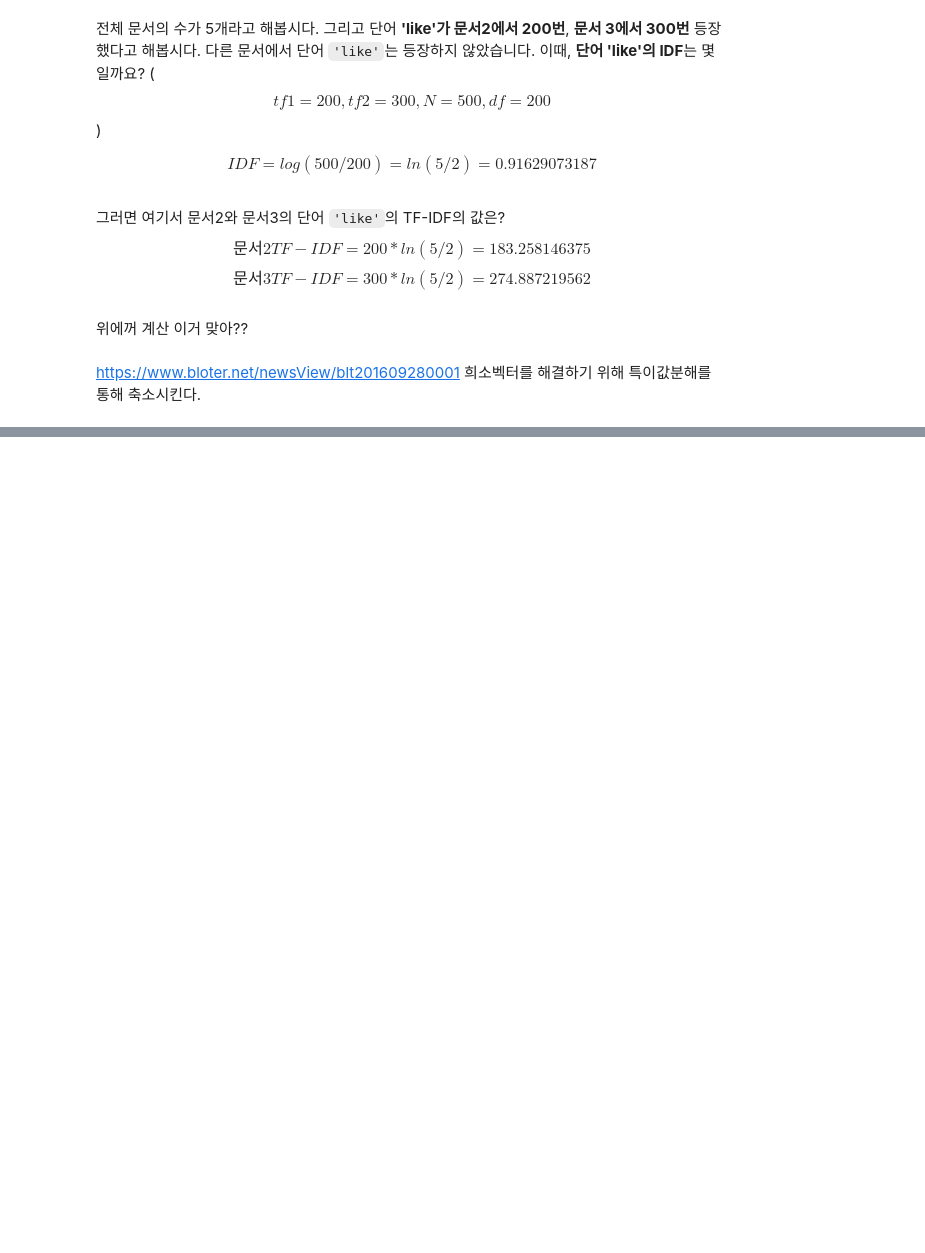
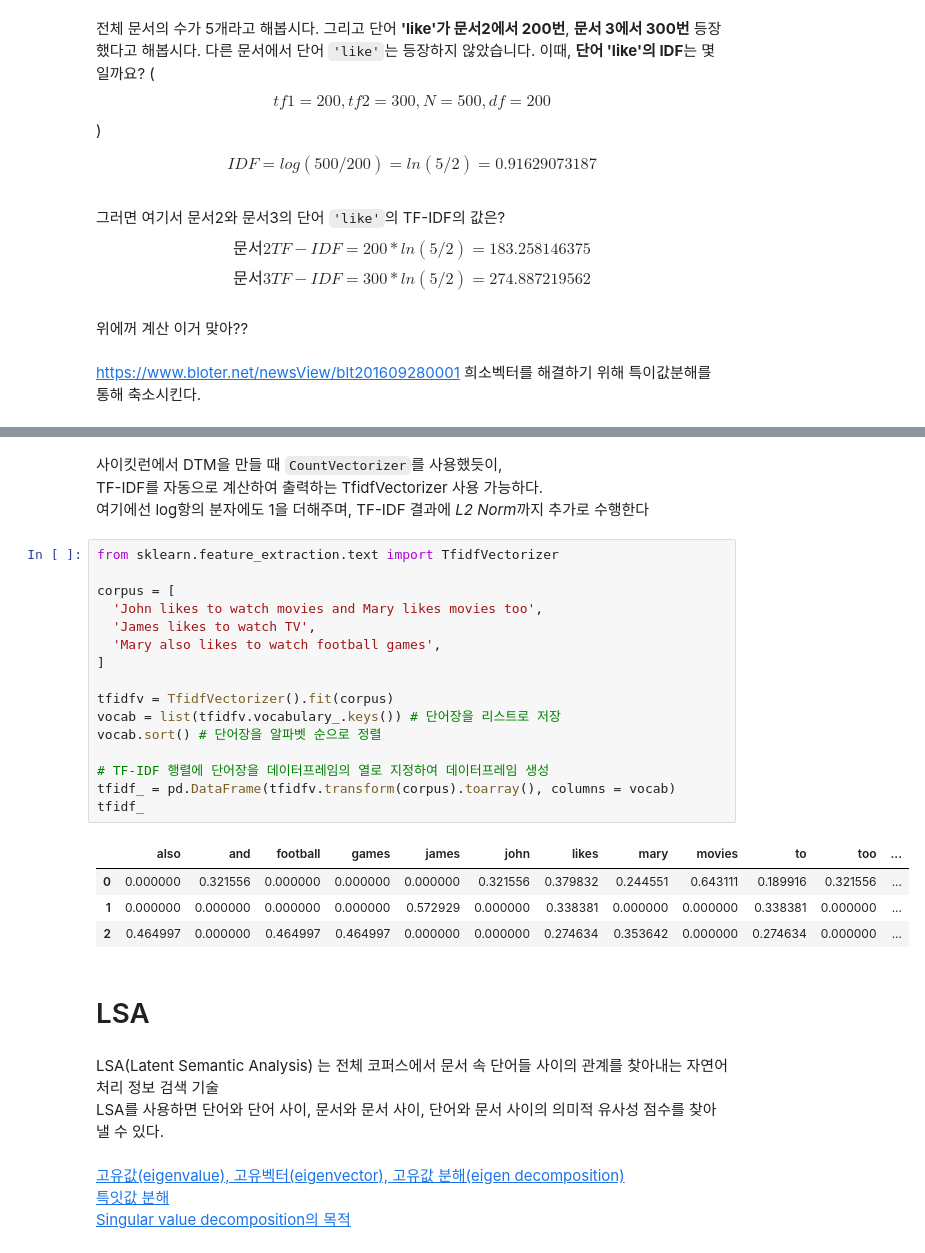
Before and after one commit to Chromis07/aiffel, a Jupyter notebook: goingdeeper/node_3/[G-03]imbedding1.ipynb, the cells around one changed output, grey strips where cells are left out. Saved outputs shown, nothing was run; the diff lists cells and outputs as text; blank space fills up the shorter version.

```diff
--- a/goingdeeper/node_3/[G-03]imbedding1.ipynb
+++ b/goingdeeper/node_3/[G-03]imbedding1.ipynb
@@ -177,0 +275,34 @@ https://www.bloter.net/newsView/blt201609280001
+# %% [markdown]
+사이킷런에서 DTM을 만들 때 `CountVectorizer`를 사용했듯이,
+TF-IDF를 자동으로 계산하여 출력하는 TfidfVectorizer 사용 가능하다.
+여기에선 log항의 분자에도 1을 더해주며, TF-IDF 결과에 *L2 Norm*까지 추가로 수행한다
+# %%
+from sklearn.feature_extraction.text import TfidfVectorizer
+
+corpus = [
+  'John likes to watch movies and Mary likes movies too',
+  'James likes to watch TV',
+  'Mary also likes to watch football games',
+]
+
+tfidfv = TfidfVectorizer().fit(corpus)
+vocab = list(tfidfv.vocabulary_.keys()) # 단어장을 리스트로 저장
+vocab.sort() # 단어장을 알파벳 순으로 정렬
+
+# TF-IDF 행렬에 단어장을 데이터프레임의 열로 지정하여 데이터프레임 생성
+tfidf_ = pd.DataFrame(tfidfv.transform(corpus).toarray(), columns = vocab)
+tfidf_
+# %% [output]
+|  | also | and | football | games | james | john | likes | mary | movies | to | too | ... |
+| 0 | 0.000000 | 0.321556 | 0.000000 | 0.000000 | 0.000000 | 0.321556 | 0.379832 | 0.244551 | 0.643111 | 0.189916 | 0.321556 | ... |
+| 1 | 0.000000 | 0.000000 | 0.000000 | 0.000000 | 0.572929 | 0.000000 | 0.338381 | 0.000000 | 0.000000 | 0.338381 | 0.000000 | ... |
+| 2 | 0.464997 | 0.000000 | 0.464997 | 0.464997 | 0.000000 | 0.000000 | 0.274634 | 0.353642 | 0.000000 | 0.274634 | 0.000000 | ... |
+# %% [markdown]
+# LSA
+# %% [markdown]
+LSA(Latent Semantic Analysis) 는 전체 코퍼스에서 문서 속 단어들 사이의 관계를 찾아내는 자연어 처리 정보 검색 기술
+LSA를 사용하면 단어와 단어 사이, 문서와 문서 사이, 단어와 문서 사이의 의미적 유사성 점수를 찾아낼 수 있다.
+# %% [markdown]
+[고유값(eigenvalue), 고유벡터(eigenvector), 고유값 분해(eigen decomposition)](https://bkshin.tistory.com/entry/%EB%A8%B8%EC%8B%A0%EB%9F%AC%EB%8B%9D-19-%ED%96%89%EB%A0%AC?category=1057680)
+[특잇값 분해](https://datascienceschool.net/02%20mathematics/03.04%20%ED%8A%B9%EC%9E%87%EA%B0%92%20%EB%B6%84%ED%95%B4.html)
+[Singular value decomposition의 목적](https://youtu.be/vxJ1MzfvL5w)
```
Also changed, not shown: parts of 20 cells of this notebook, 2 other files.
